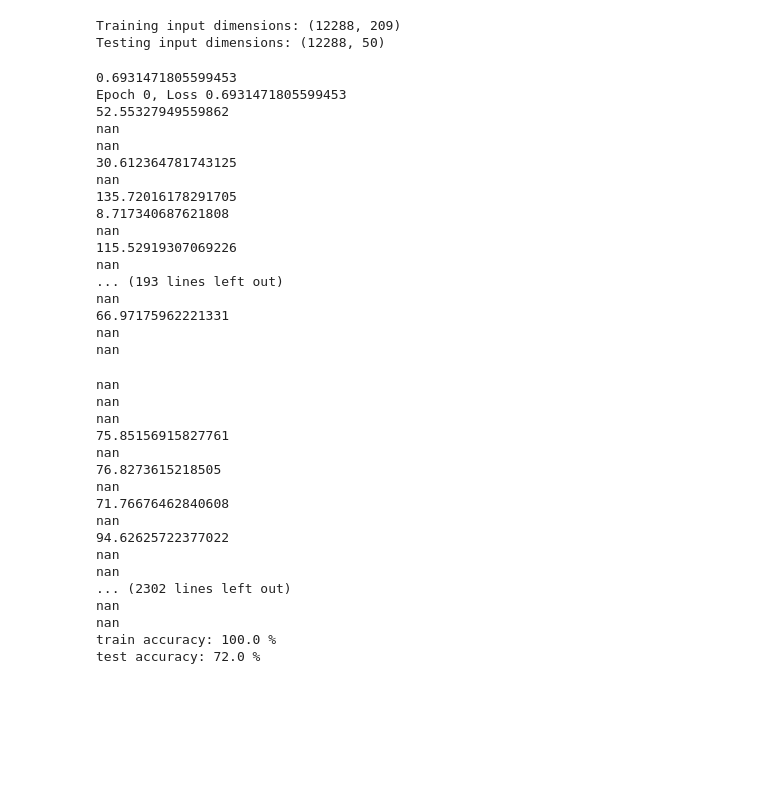
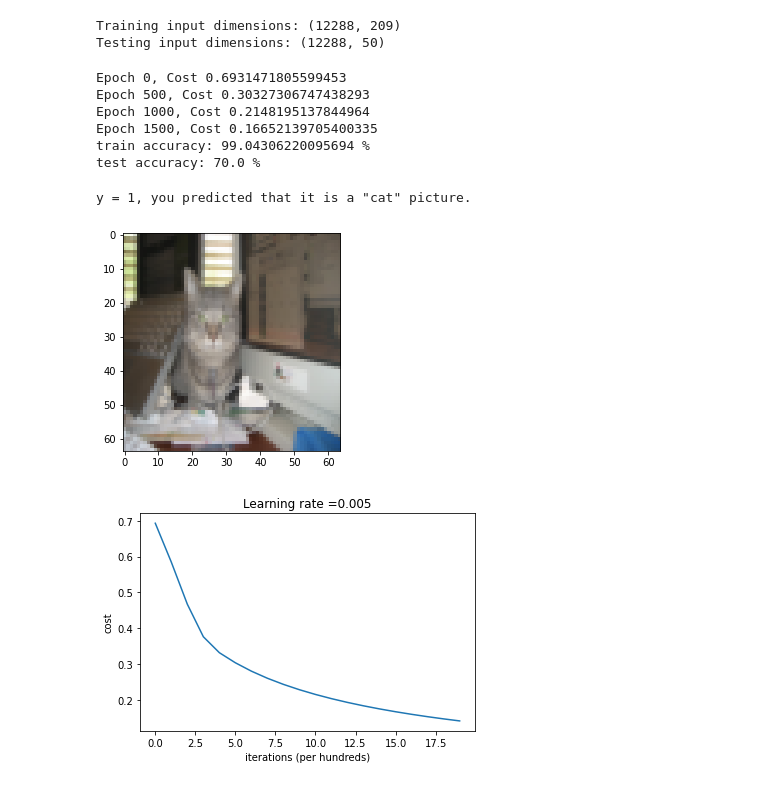
Before and after one commit to alfredgenadri/neural-nets, a Jupyter notebook: logistic-regression.ipynb, the cells around one changed output. Cells and saved outputs as stored; diff of their text form; code cells hidden in the pictures; blank space fills up the shorter version.

Commit message:
single neuron model complete

```diff
--- a/logistic-regression.ipynb
+++ b/logistic-regression.ipynb
@@ -115,49 +124,50 @@ def predict(w, b, X):
 
     return Y_pred
 # %%
-def model(X_train, Y_train, X_test, Y_test, epoch_num=2500, learning_rate=0.5):
+# single neuron model with alpha=0.005 and 2000 epochs
+def model(X_train, Y_train, X_test, Y_test, epoch_num=2000, learning_rate=0.005):
 
     w, b = init_params(X_train.shape[0])
-    w_opt, b_opt, dw, db, losses = optimize(w, b, X_train, Y_train, epoch_num, learning_rate)
+    w_opt, b_opt, dw, db, costs = optimize(w, b, X_train, Y_train, epoch_num, learning_rate)
     Y_pred_train = predict(w_opt, b_opt, X_train)
     Y_pred_test = predict(w_opt, b_opt, X_test)
 
     print("train accuracy: {} %".format(100 - np.mean(np.abs(Y_pred_train - Y_train)) * 100))
     print("test accuracy: {} %".format(100 - np.mean(np.abs(Y_pred_test - Y_test)) * 100))
 
-model(train_x, train_set_y_orig, test_x, test_set_y_orig)
+    return {
+        'learning_rate': learning_rate,
+        'epoch_num': epoch_num,
+        'w': w_opt,
+        'b': b_opt,
+        "costs": costs,
+        'Y_pred_train': Y_pred_train,
+        'Y_pred_test': Y_pred_test
+    }
+
+_model = model(train_x, train_set_y_orig, test_x, test_set_y_orig)
 # %% [output]
-0.6931471805599453
-Epoch 0, Loss 0.6931471805599453
-52.55327949559862
-nan
-nan
-30.612364781743125
-nan
-135.72016178291705
-8.717340687621808
-nan
-115.52919307069226
-nan
-... (193 lines left out)
-nan
-66.97175962221331
-nan
-nan
+Epoch 0, Cost 0.6931471805599453
+Epoch 500, Cost 0.30327306747438293
+Epoch 1000, Cost 0.2148195137844964
+Epoch 1500, Cost 0.16652139705400335
+train accuracy: 99.04306220095694 %
+test accuracy: 70.0 %
-nan
-nan
-nan
-75.85156915827761
-nan
-76.8273615218505
-nan
-71.76676462840608
-nan
-94.62625722377022
-nan
-nan
-... (2302 lines left out)
-nan
-nan
-train accuracy: 100.0 %
-test accuracy: 72.0 %
+# %%
+# random showcase of true vs predicted labels
+index = np.random.randint(0, n_test)
+plt.imshow(test_x[:,index].reshape((num_pixels, num_pixels, 3)))
+print ("y = " + str(test_set_y_orig[0, index]) + ", you predicted that it is a \"" + classes[int(_model['Y_pred_test'][0, index])].decode("utf-8") +  "\" picture.")
+# %% [output]
+y = 1, you predicted that it is a "cat" picture.
+[figure, added]
+# %%
+# Graph of cost as a function of number of iterations
+costs = np.squeeze(_model['costs'])
+plt.plot(costs)
+plt.ylabel('cost')
+plt.xlabel('iterations (per hundreds)')
+plt.title("Learning rate =" + str(_model["learning_rate"]))
+plt.show()
+# %% [output]
+[figure, added]
```
Also changed, not shown: parts of 4 cells of this notebook, 1 other file.
